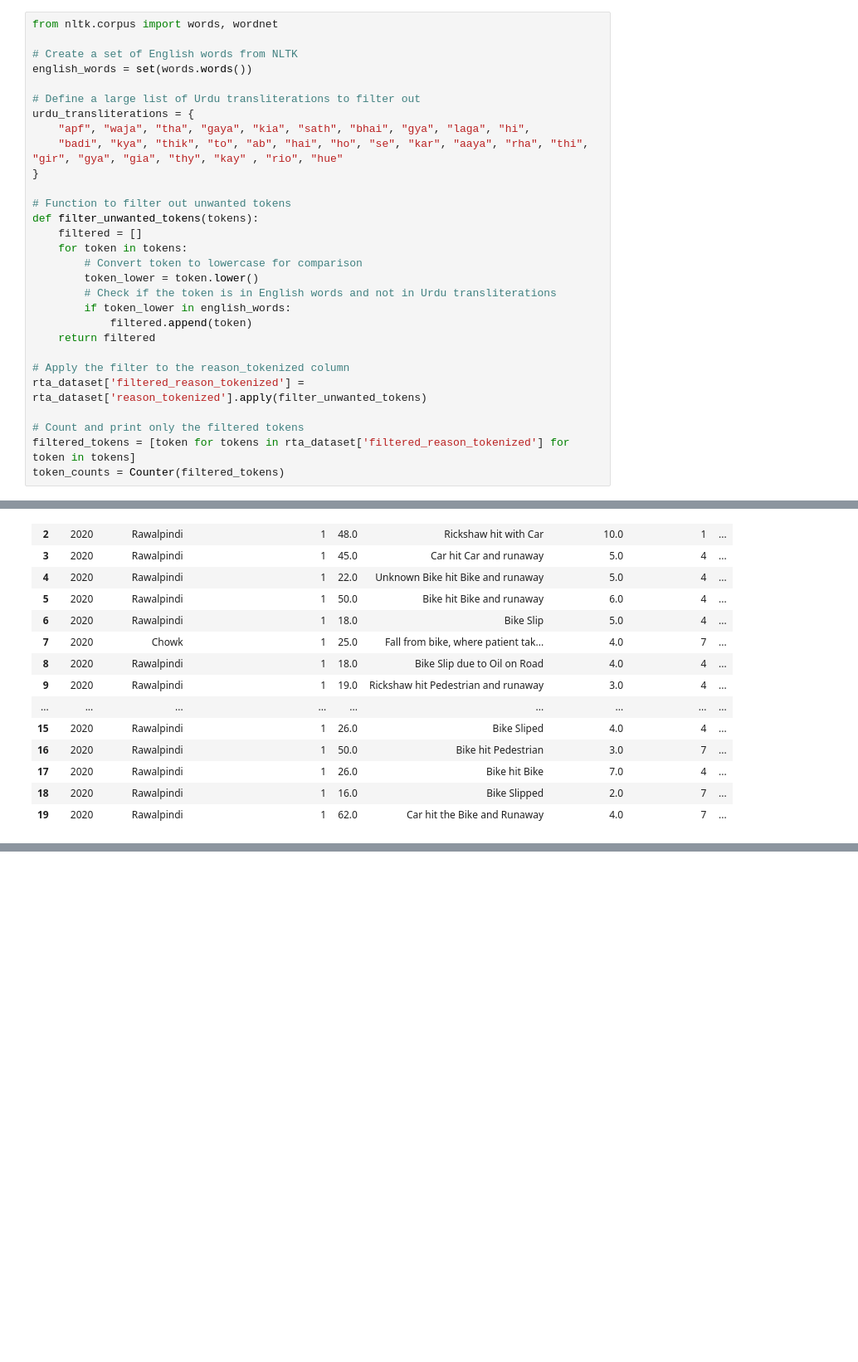
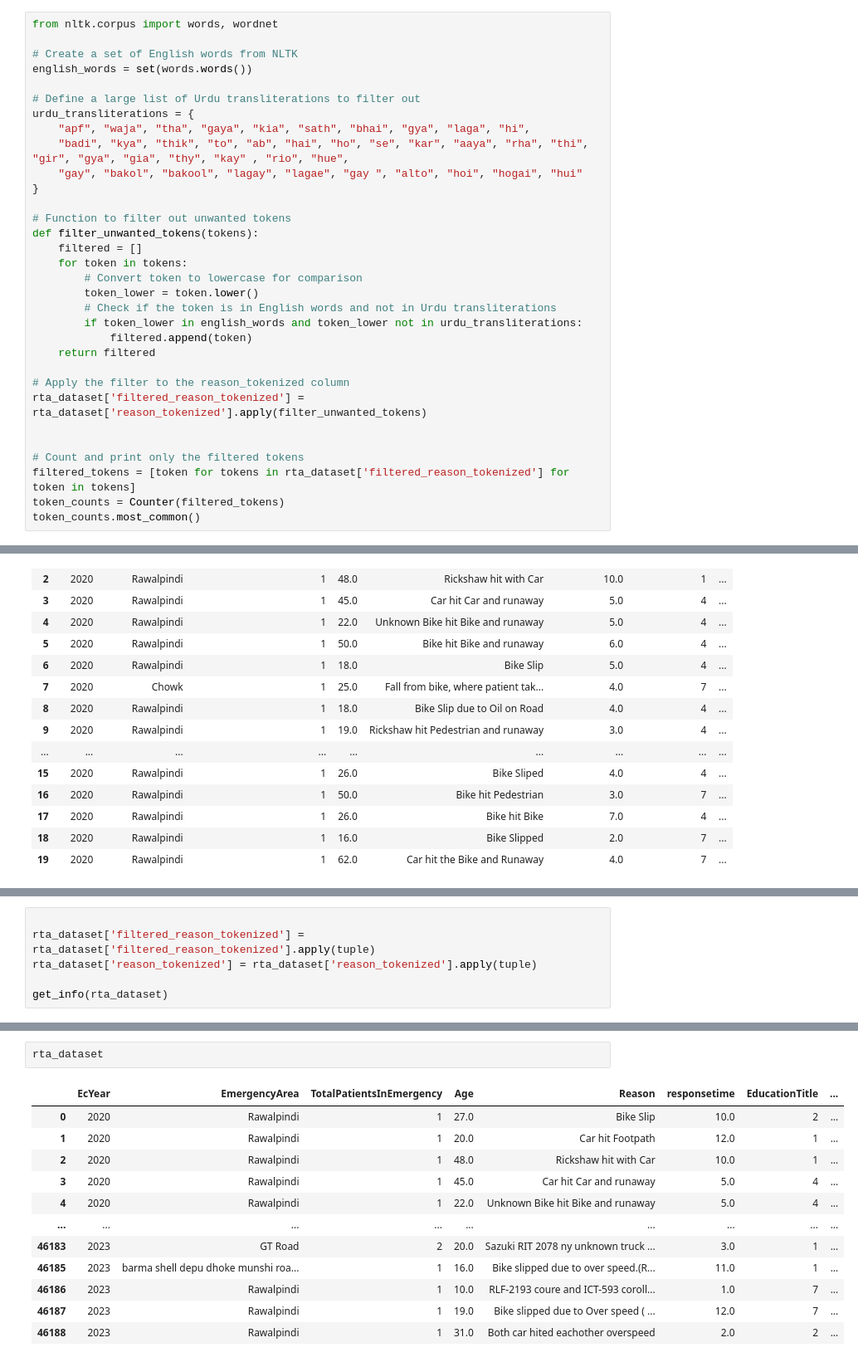
Before and after one commit to Sibgat-Ul/Road_Accidents_Pakistan_Prediction, a Jupyter notebook: toonsquad_445_7_assignment_2_imroz.ipynb, the cells around one changed output, grey strips where cells are left out. Shown at 83% size. Saved outputs shown, nothing was run; the diff lists cells and outputs as text; blank space fills up the shorter version.

Commit message:
clean reason column

```diff
--- a/toonsquad_445_7_assignment_2_imroz.ipynb
+++ b/toonsquad_445_7_assignment_2_imroz.ipynb
@@ -786,7 +790,8 @@ english_words = set(words.words())
 # Define a large list of Urdu transliterations to filter out
 urdu_transliterations = {
     "apf", "waja", "tha", "gaya", "kia", "sath", "bhai", "gya", "laga", "hi",
-    "badi", "kya", "thik", "to", "ab", "hai", "ho", "se", "kar", "aaya", "rha", "thi", "gir", "gya", "gia", "thy", "kay" , "rio", "hue"
+    "badi", "kya", "thik", "to", "ab", "hai", "ho", "se", "kar", "aaya", "rha", "thi", "gir", "gya", "gia", "thy", "kay" , "rio", "hue",
+    "gay", "bakol", "bakool", "lagay", "lagae", "gay ", "alto", "hoi", "hogai", "hui"
 }
 
 # Function to filter out unwanted tokens
@@ -796,13 +801,15 @@ def filter_unwanted_tokens(tokens):
         # Convert token to lowercase for comparison
         token_lower = token.lower()
         # Check if the token is in English words and not in Urdu transliterations
-        if token_lower in english_words:
+        if token_lower in english_words and token_lower not in urdu_transliterations:
             filtered.append(token)
     return filtered
 
 # Apply the filter to the reason_tokenized column
 rta_dataset['filtered_reason_tokenized'] = rta_dataset['reason_tokenized'].apply(filter_unwanted_tokens)
 
+
 # Count and print only the filtered tokens
 filtered_tokens = [token for tokens in rta_dataset['filtered_reason_tokenized'] for token in tokens]
 token_counts = Counter(filtered_tokens)
+token_counts.most_common()
@@ -848,0 +874,6 @@ rough - #50
+# %%
+
+rta_dataset['filtered_reason_tokenized'] = rta_dataset['filtered_reason_tokenized'].apply(tuple)
+rta_dataset['reason_tokenized'] = rta_dataset['reason_tokenized'].apply(tuple)
+
+get_info(rta_dataset)
@@ -848,0 +899,15 @@ rough - #50
+# %%
+rta_dataset
+# %% [output]
+|  | EcYear | EmergencyArea | TotalPatientsInEmergency | Age | Reason | responsetime | EducationTitle | ... |
+| 0 | 2020 | Rawalpindi | 1 | 27.0 | Bike Slip | 10.0 | 2 | ... |
+| 1 | 2020 | Rawalpindi | 1 | 20.0 | Car hit Footpath | 12.0 | 1 | ... |
+| 2 | 2020 | Rawalpindi | 1 | 48.0 | Rickshaw hit with Car | 10.0 | 1 | ... |
+| 3 | 2020 | Rawalpindi | 1 | 45.0 | Car hit Car and runaway | 5.0 | 4 | ... |
+| 4 | 2020 | Rawalpindi | 1 | 22.0 | Unknown Bike hit Bike and runaway | 5.0 | 4 | ... |
+| ... | ... | ... | ... | ... | ... | ... | ... | ... |
+| 46183 | 2023 | GT Road | 2 | 20.0 | Sazuki RIT 2078 ny unknown truck ... | 3.0 | 1 | ... |
+| 46185 | 2023 | barma shell depu dhoke munshi roa... | 1 | 16.0 | Bike slipped due to over speed.(R... | 11.0 | 1 | ... |
+| 46186 | 2023 | Rawalpindi | 1 | 10.0 | RLF-2193 coure and ICT-593 coroll... | 1.0 | 7 | ... |
+| 46187 | 2023 | Rawalpindi | 1 | 19.0 | Bike slipped due to Over speed ( ... | 12.0 | 7 | ... |
+| 46188 | 2023 | Rawalpindi | 1 | 31.0 | Both car hited eachother overspeed | 2.0 | 2 | ... |
```
Also changed, not shown: parts of 12 cells of this notebook.
